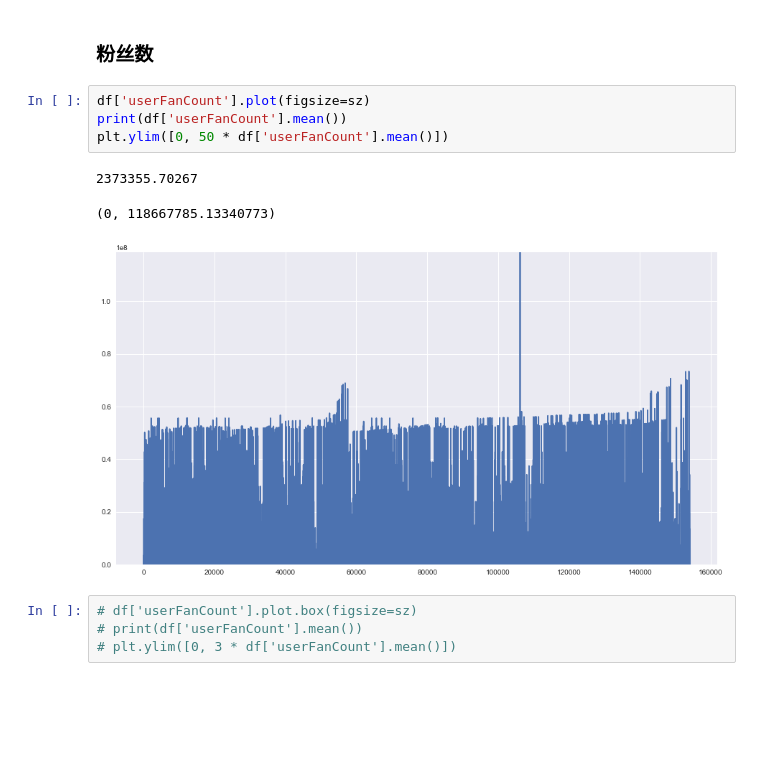
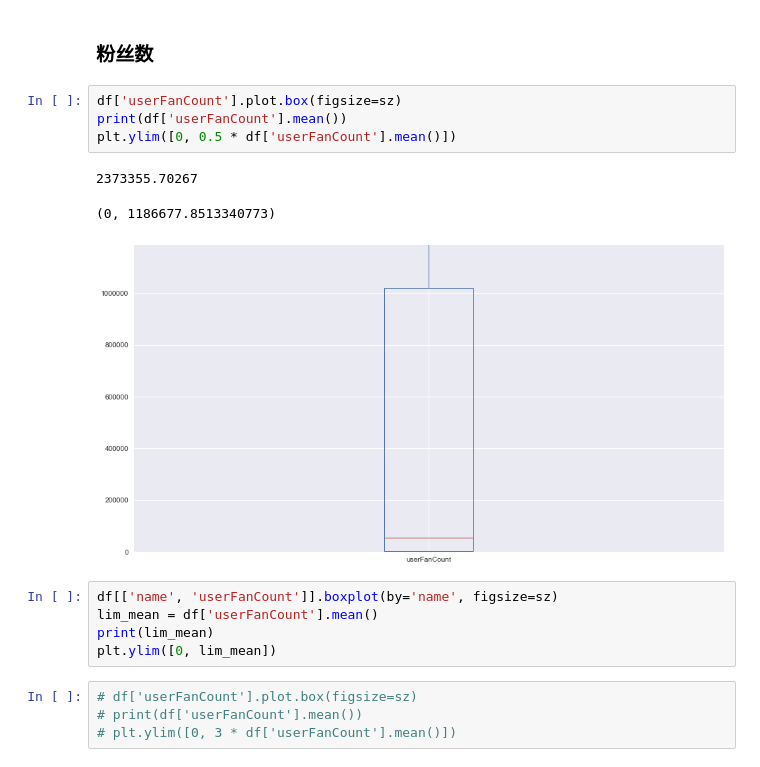
Before and after one commit to Ivan12138/RumorDataAnalysis, a Jupyter notebook: mongo_script/Data Analysis.ipynb, the cells around one changed output. Cells and saved outputs as stored; diff of their text form; blank space fills up the shorter version.

```diff
--- a/mongo_script/Data Analysis.ipynb
+++ b/mongo_script/Data Analysis.ipynb
@@ -167,13 +167,18 @@ plt.ylim([0, 3 * df['userFollowCount'].mean()])
 # %% [markdown]
 ### 粉丝数
 # %%
-df['userFanCount'].plot(figsize=sz)
+df['userFanCount'].plot.box(figsize=sz)
 print(df['userFanCount'].mean())
-plt.ylim([0, 50 * df['userFanCount'].mean()])
+plt.ylim([0, 0.5 * df['userFanCount'].mean()])
 # %% [output]
 2373355.70267
-(0, 118667785.13340773)
+(0, 1186677.8513340773)
-[figure, old version]
+[figure, new version]
+# %%
+df[['name', 'userFanCount']].boxplot(by='name', figsize=sz)
+lim_mean = df['userFanCount'].mean()
+print(lim_mean)
+plt.ylim([0, lim_mean])
 # %%
 # df['userFanCount'].plot.box(figsize=sz)
 # print(df['userFanCount'].mean())
```
Also changed, not shown: parts of 1 cell of this notebook, 3 other files.
